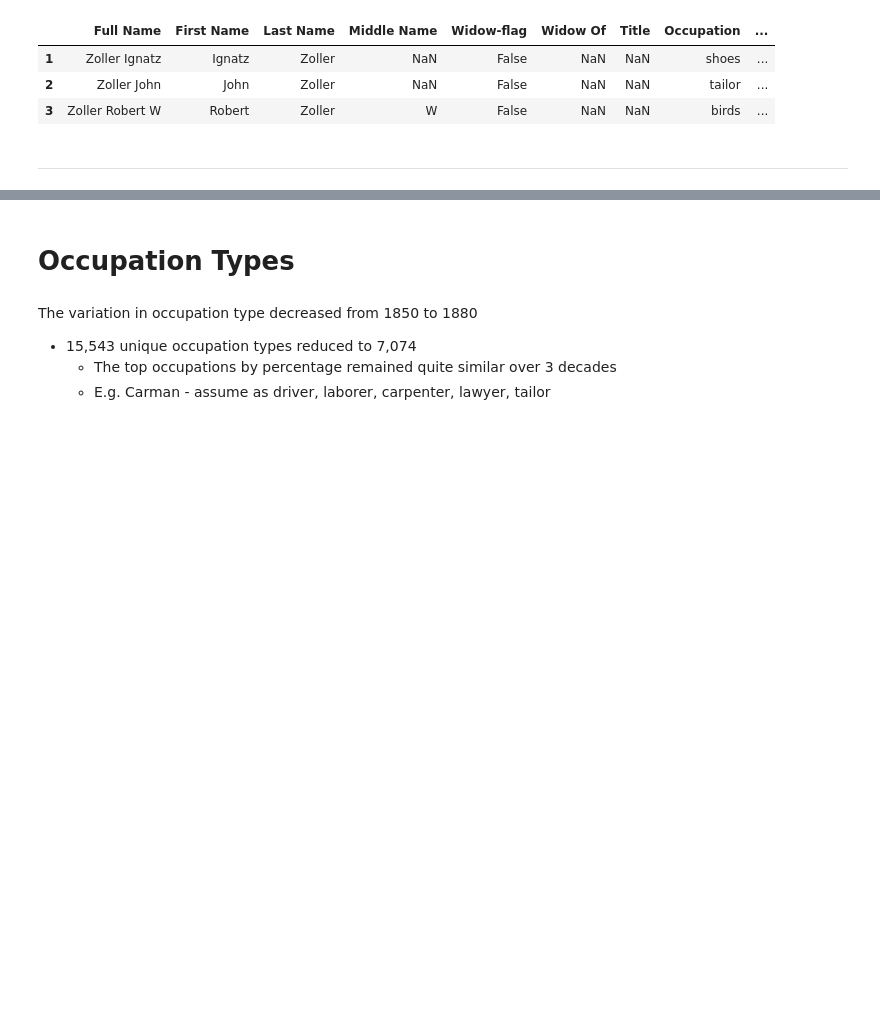
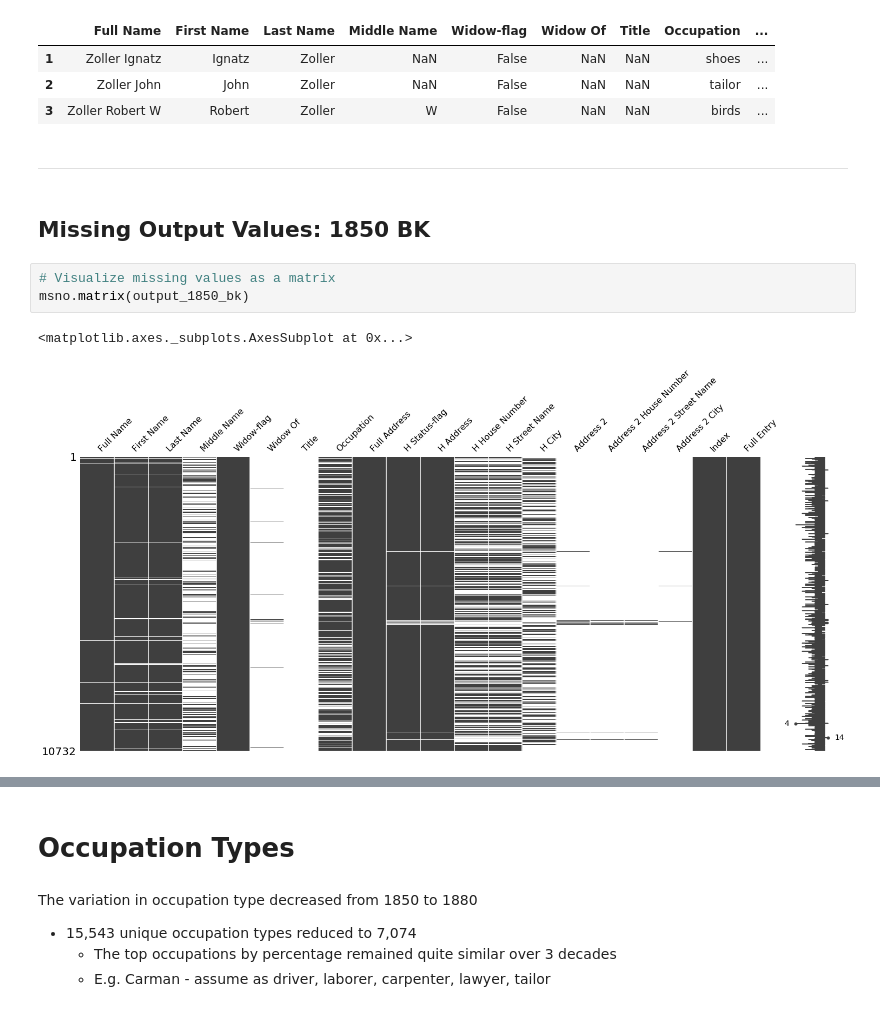
Before and after one commit to CenterForSpatialResearch/hnyc_cd_processing, a Jupyter notebook: EDA.ipynb, the cells around one changed output, grey strips where cells are left out. Cells and saved outputs as stored; diff of their text form; blank space fills up the shorter version.

```diff
--- a/EDA.ipynb
+++ b/EDA.ipynb
@@ -270,3 +278,11 @@ output_1880.head(3)
 | 3 | Zoller Robert W | Robert | Zoller | W | False | NaN | NaN | birds | ... |
 # %% [markdown]
 ***
+# %% [markdown]
+## Missing Output Values: 1850 BK
+# %%
+# Visualize missing values as a matrix
+msno.matrix(output_1850_bk)
+# %% [output]
+<matplotlib.axes._subplots.AxesSubplot at 0x...>
+[figure, added]
```
Also changed, not shown: parts of 18 cells of this notebook, 1 other file.
